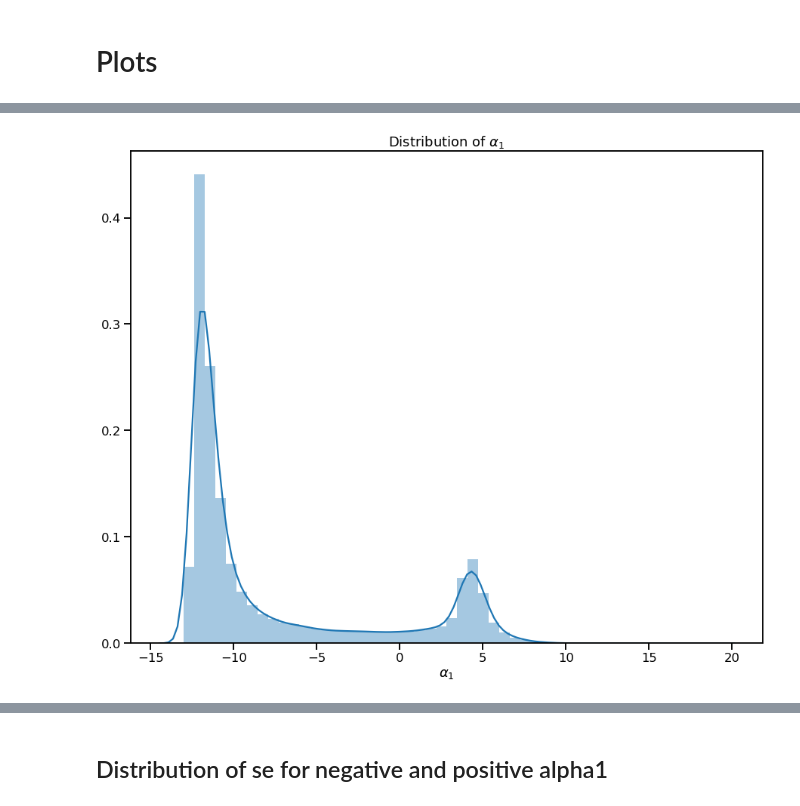
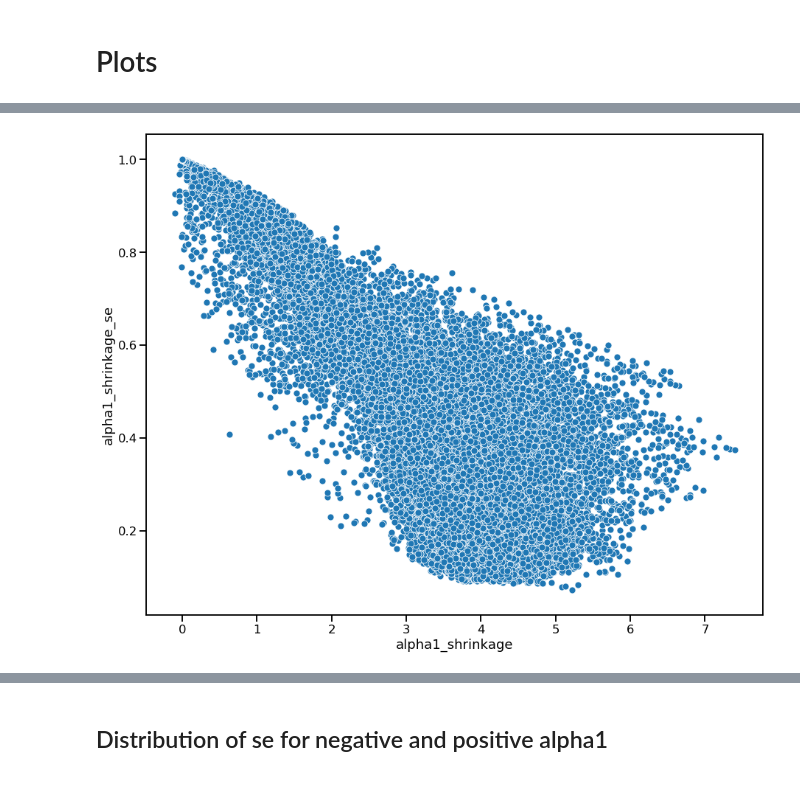
Before and after one commit to hakyimlab/phenomexcan, a Jupyter notebook: scripts/150_validation/35_fastenloc_alpha_se_plots.ipynb, the cells around one changed output, grey strips where cells are left out. Drawn from its saved outputs; the diff is of its cells as text; code cells hidden in the pictures.

Commit message:
scripts: fastENLOC enrichment notebook to collect and plot were updated to consider new runs.

```diff
--- a/scripts/150_validation/35_fastenloc_alpha_se_plots.ipynb
+++ b/scripts/150_validation/35_fastenloc_alpha_se_plots.ipynb
@@ -42,0 +119,6 @@ import seaborn as sns
+# %%
+with sns.plotting_context('talk'):
+    fig, ax = plt.subplots(figsize=(15, 12))
+    sns.distplot(fastenloc_stats['alpha1_se'])
+    ax.set_title(r'Distribution of $se(\alpha_1$) (likelihood)')
+    ax.set_xlabel(r'$se(\alpha_1)$')
@@ -44,0 +129,2 @@ import seaborn as sns
+# %%
+alpha1_limit = 0.5
@@ -44,0 +155,7 @@ import seaborn as sns
+# %%
+with sns.plotting_context('talk'):
+    fig, ax = plt.subplots(figsize=(15, 12))
+    sns.distplot(fastenloc_stats[fastenloc_stats['alpha1_shrinkage'] < alpha1_limit]['alpha1_shrinkage_se'], label=r'$\alpha_1 < ' + str(alpha1_limit) + r'$', ax=ax)
+    ax = sns.distplot(fastenloc_stats[fastenloc_stats['alpha1_shrinkage'] >= alpha1_limit]['alpha1_shrinkage_se'], label=r'$\alpha_1 \geq ' + str(alpha1_limit) + r'$', ax=ax)
+    ax.legend()
+    ax.set_xlabel(r'$se(\alpha_1)$')
@@ -44,0 +164,9 @@ import seaborn as sns
+# %%
+with sns.plotting_context('talk'):
+    fig, ax = plt.subplots(figsize=(15, 12))
+    sns.distplot(fastenloc_stats[fastenloc_stats['alpha1_shrinkage'] < alpha1_limit]['alpha1_shrinkage_se'], label=r'$\alpha_1 < ' + str(alpha1_limit) + r'$', ax=ax)
+    ax = sns.distplot(fastenloc_stats[fastenloc_stats['alpha1_shrinkage'] >= alpha1_limit]['alpha1_shrinkage_se'], label=r'$\alpha_1 \geq ' + str(alpha1_limit) + r'$', ax=ax)
+    ax.legend()
+#     ax.set_xlim(0, 5000)
+    ax.set_ylim(0, 10)
+    ax.set_xlabel(r'$se(\alpha_1)$')
@@ -45,8 +184,6 @@ import seaborn as sns
 # %%
 with sns.plotting_context('talk'):
     fig, ax = plt.subplots(figsize=(15, 12))
-    sns.distplot(fastenloc_stats['alpha1'])
-    ax.set_title(r'Distribution of $\alpha_1$')
-    ax.set_xlabel(r'$\alpha_1$')
+    sns.scatterplot(data=fastenloc_stats, x='alpha1_shrinkage', y='alpha1_shrinkage_se')
 # %% [output]
-[figure, old version]
+[figure, new version]
```
Also changed, not shown: parts of 28 cells of this notebook, 1 other file.
